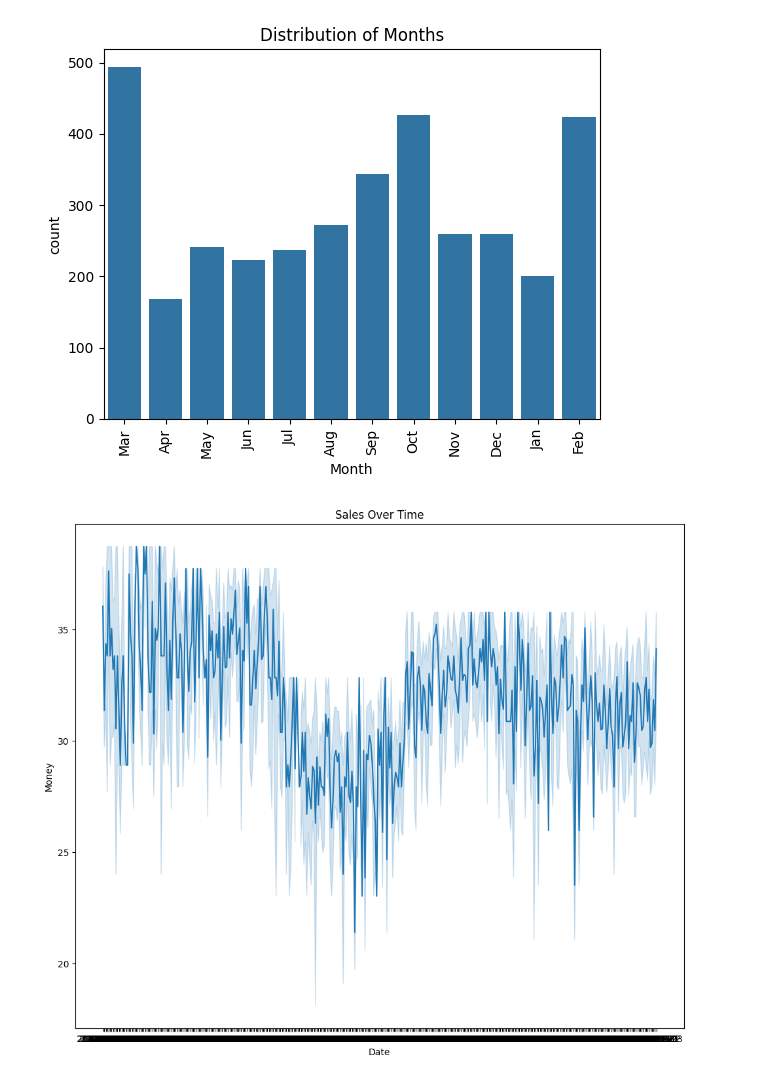
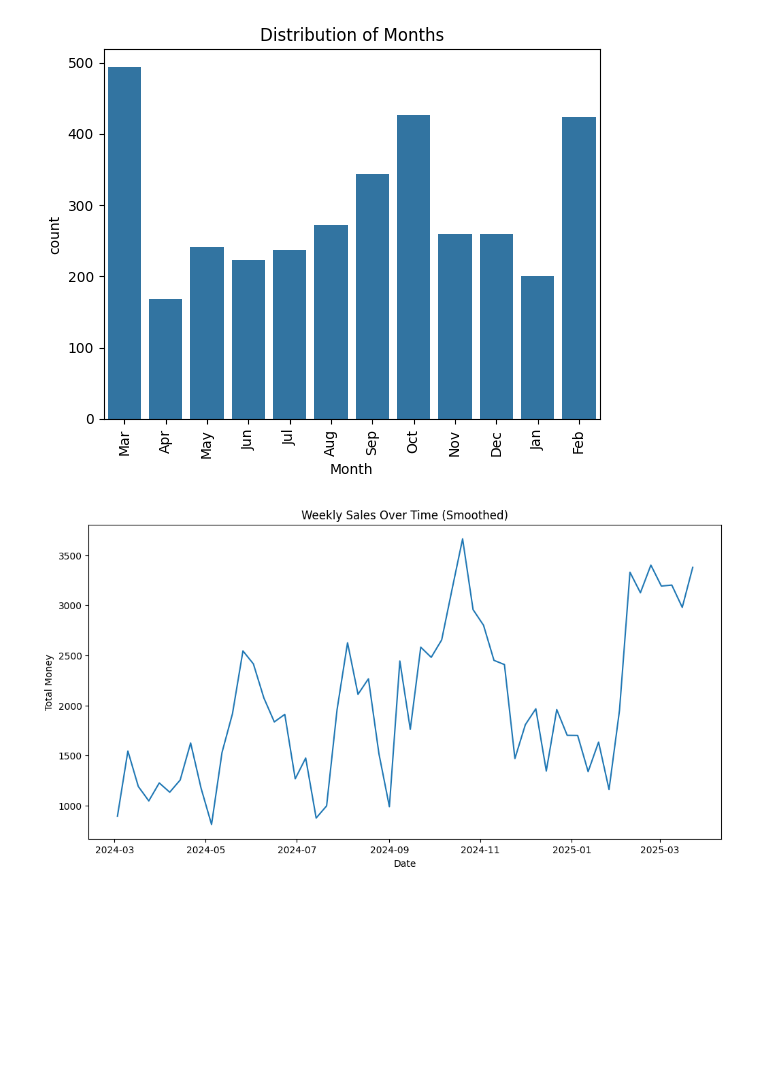
Before and after one commit to kxrrym03/Coffee-Sales, a Jupyter notebook: Coffee_Sales.ipynb, the cells around one changed output. Cells and saved outputs as stored; diff of their text form; code cells hidden in the pictures; blank space fills up the shorter version.

```diff
--- a/Coffee_Sales.ipynb
+++ b/Coffee_Sales.ipynb
@@ -144,13 +144,18 @@ plt.show()
 # %% [output]
 [figure]
 # %%
+# Convert 'Date' column to datetime objects
 df['Date'] = pd.to_datetime(df['Date'])
-df['Date'] = df['Date'].dt.strftime('%Y-%m-%d')
-plt.figure(figsize=(12, 10))
-sns.lineplot(data=df, x='Date', y='money')
-plt.title('Sales Over Time')
+
+# Resample data to weekly frequency and calculate the sum of 'money' for each week
+weekly_sales = df.resample('W', on='Date')['money'].sum().reset_index()
+
+# Plot the weekly sales
+plt.figure(figsize=(12, 6))
+sns.lineplot(data=weekly_sales, x='Date', y='money')
+plt.title('Weekly Sales Over Time (Smoothed)')
 plt.xlabel('Date')
-plt.ylabel('Money')
+plt.ylabel('Total Money')
 plt.show()
 # %% [output]
-[figure, old version]
+[figure, new version]
```
Also changed, not shown: parts of 4 cells of this notebook.
